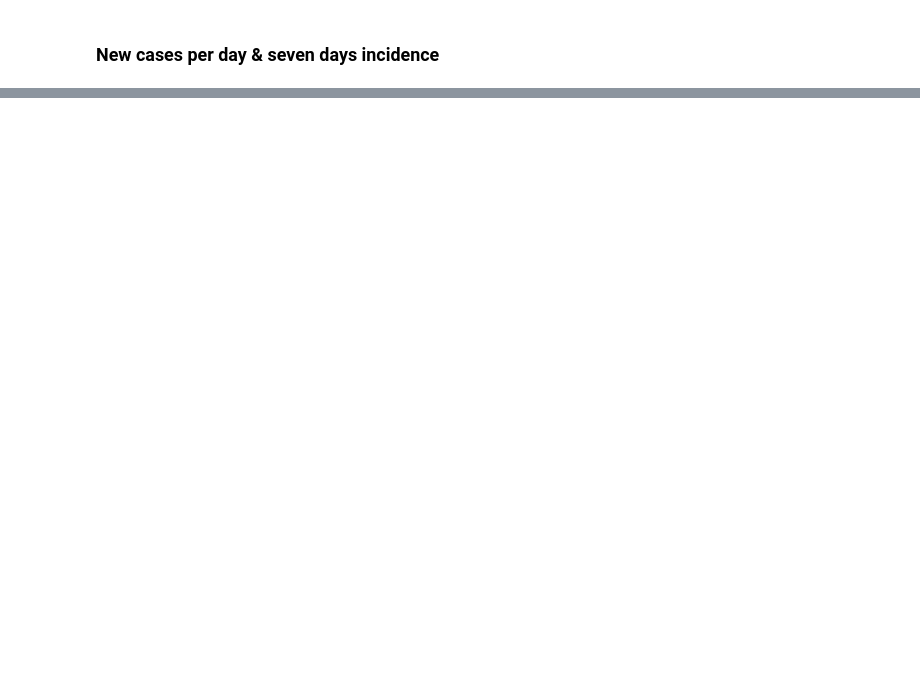
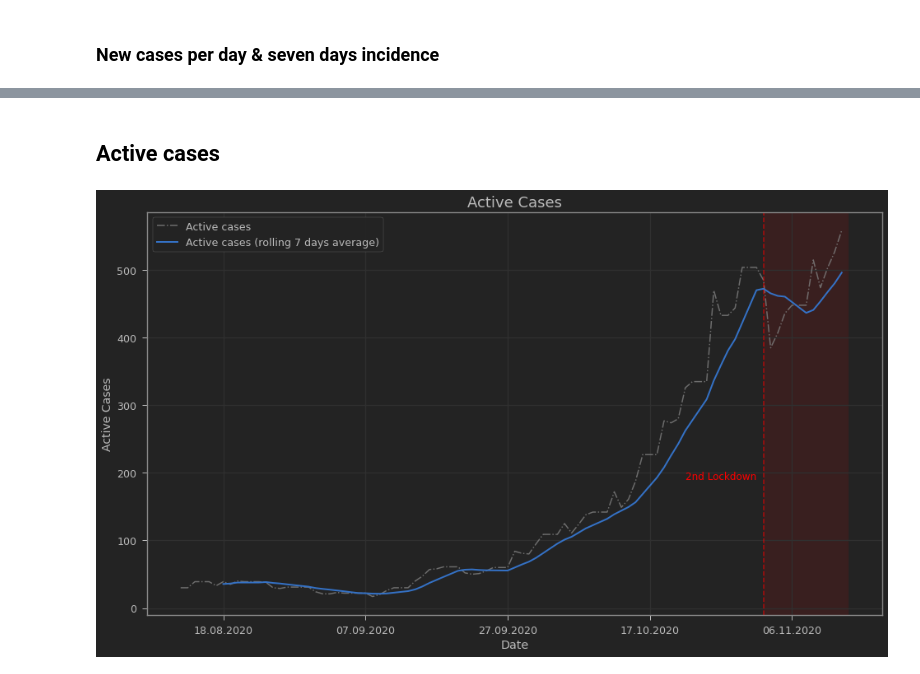
Before and after one commit to llamm-de/covid_data_aachen, a Jupyter notebook: scripts/evaluation.ipynb, the cells around one changed output, grey strips where cells are left out. Drawn from its saved outputs; the diff is of its cells as text; code cells hidden in the pictures; blank space fills up the shorter version.

```diff
--- a/scripts/evaluation.ipynb
+++ b/scripts/evaluation.ipynb
@@ -195,0 +214,23 @@ if EXPORT_PLOT:
+# %% [markdown]
+## Active cases
+# %%
+fig, ax = plt.subplots(figsize=(16,9))
+ax.set_title('Active Cases', fontsize=18)
+
+data.plot(y='Active Cases', x='Date', ax=ax, linestyle='-.', color='grey', alpha=0.8)
+rolling_data.plot(y='Active Cases', x='Date', ax=ax, linewidth=2)
+ax.set_ylabel('Active Cases', fontsize=14)
+ax.grid()
+ax.legend(['Active cases','Active cases (rolling 7 days average)'], loc='upper left')
+
+# Plot line for start of second lockdown
+start_lockdown_2 = data.index[data['Date'] == '02.11.2020'][0]
+ax.text(start_lockdown_2-11,190,'2nd Lockdown', color='red', fontsize=12)
+end_lockdown_2 = len(data['Date'])
+ax.axvline(start_lockdown_2, color='red', linestyle='--', alpha=0.6)
+ax.axvspan(start_lockdown_2, end_lockdown_2, color='red', alpha=0.1)
+
+if EXPORT_PLOT:
+    plt.savefig('../data/evaluations/active_cases.png')
+# %% [output]
+[figure, added]
```
Also changed, not shown: parts of 6 cells of this notebook.
